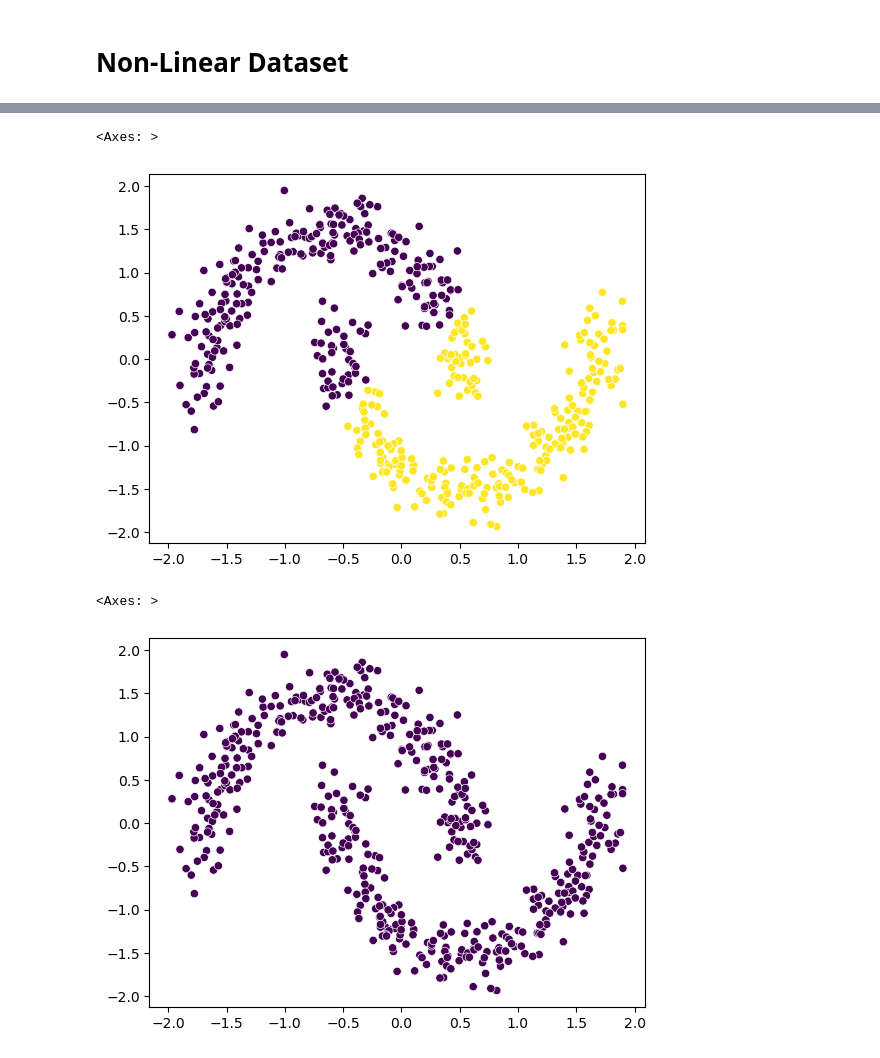
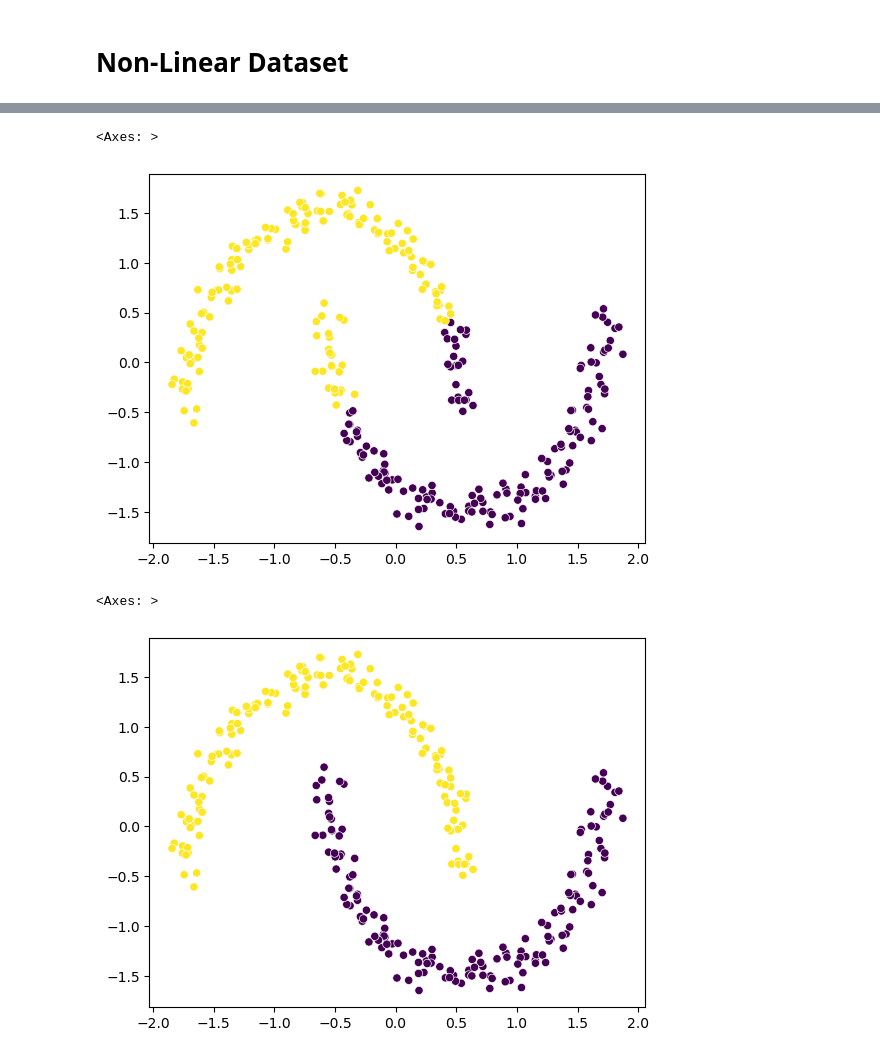
Before and after one commit to theabdullah05-web/PRIME-Classes, a Jupyter notebook: Unsupervised ML/Clustering/DBSCAN_code.ipynb, the cells around one changed output, grey strips where cells are left out. Drawn from its saved outputs; the diff is of its cells as text; code cells hidden in the pictures.

```diff
--- a/Unsupervised ML/Clustering/DBSCAN_code.ipynb
+++ b/Unsupervised ML/Clustering/DBSCAN_code.ipynb
@@ -31,7 +31,7 @@ sns.scatterplot(x=X_scaled[:, 0], y=X_scaled[:, 1], c=labels)
 # %%
 from sklearn.datasets import make_moons
 
-X, y = make_moons(n_samples=500, noise=0.1, random_state=42)
+X, y = make_moons(n_samples=300, noise=0.05, random_state=42)
 # %%
 scaler=StandardScaler()
 X_scaled=scaler.fit_transform(X)
@@ -49,13 +49,13 @@ labels=kmeans.fit_predict(X_scaled)
 sns.scatterplot(x=X_scaled[:,0],y=X_scaled[:,1],c=labels)
 # %% [output]
 <Axes: >
-[figure, old version]
+[figure, new version]
 # %%
 # DBSCAN
 from sklearn.cluster import DBSCAN
-dbscan = DBSCAN(eps=0.5, min_samples=5)
+dbscan = DBSCAN(eps=0.5, min_samples=3)
 labe=dbscan.fit_predict(X_scaled)
 sns.scatterplot(x=X_scaled[:, 0], y=X_scaled[:, 1], c=labe)
 # %% [output]
 <Axes: >
-[figure, old version]
+[figure, new version]
```
Also changed, not shown: parts of 1 cell of this notebook, 1 other file.
